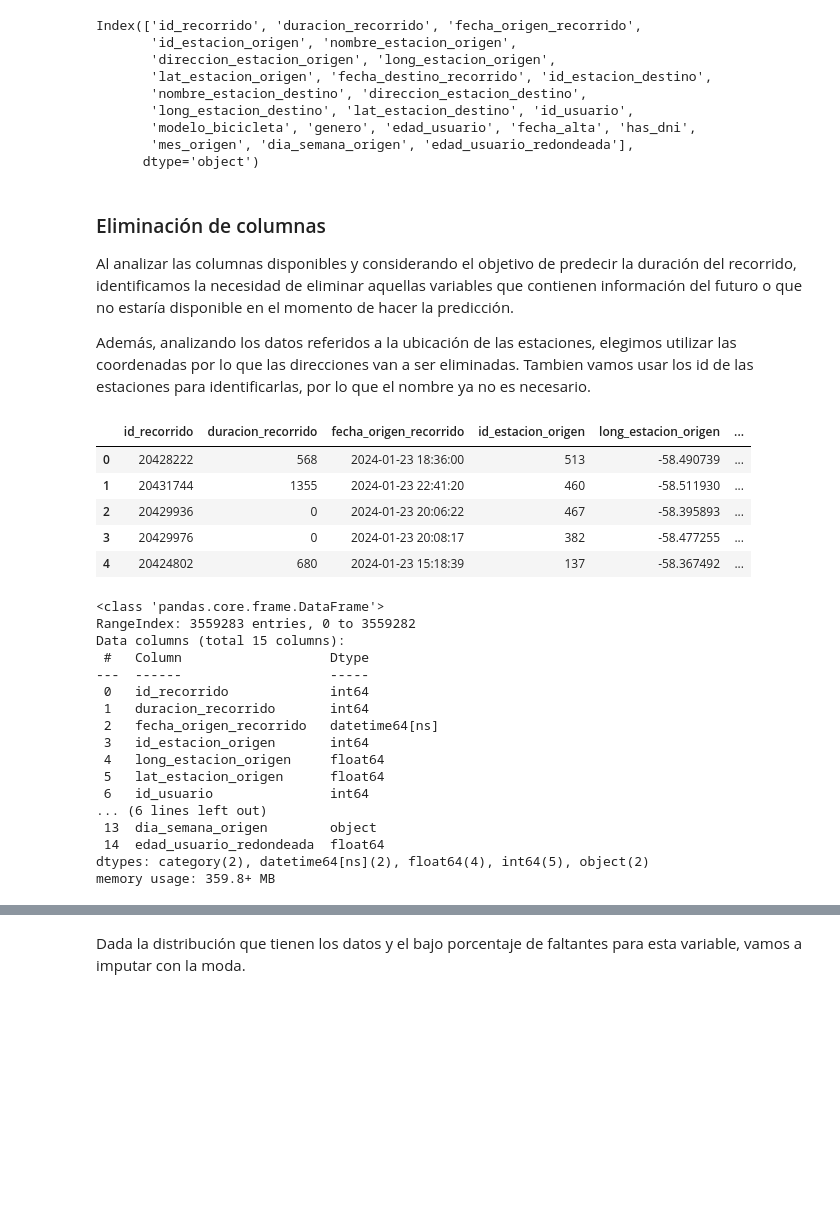
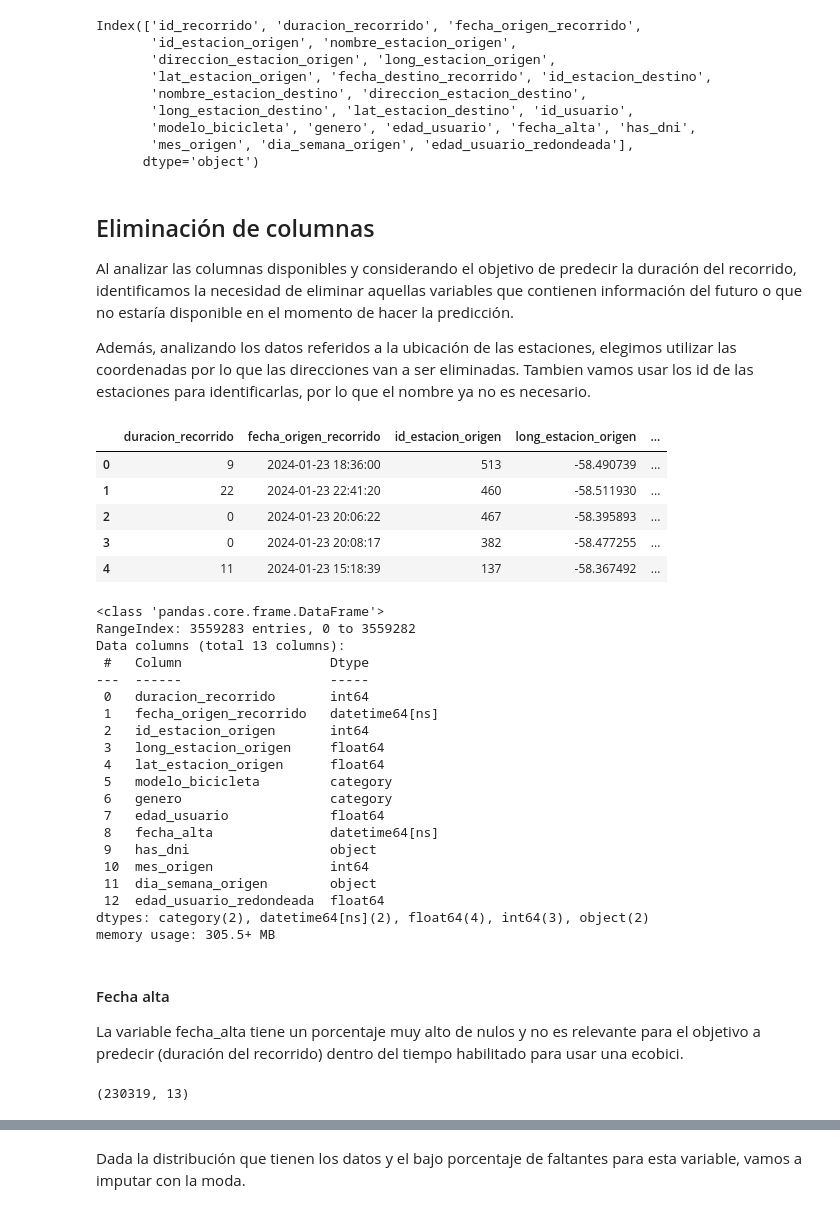
Before and after one commit to antonellagambarte/analisisDeDatos, a Jupyter notebook: tp2/tp2.ipynb, the cells around one changed output, grey strips where cells are left out. Cells and saved outputs as stored; diff of their text form; code cells hidden in the pictures; blank space fills up the shorter version.

```diff
--- a/tp2/tp2.ipynb
+++ b/tp2/tp2.ipynb
@@ -27,7 +29,7 @@ from sklearn.pipeline import Pipeline
 # %%
-df_recorridos = pd.read_csv("../tp_datos/recorridos_data.csv")
-print(df_recorridos.shape)
-df_recorridos.head()
+df_recorridos_orig = pd.read_csv("../tp_datos/recorridos_data.csv")
+print(df_recorridos_orig.shape)
+df_recorridos_orig.head()
 # %% [output]
 (3559283, 23)
 |  | id_recorrido | duracion_recorrido | fecha_origen_recorrido | id_estacion_origen | nombre_estacion_origen | ... |
@@ -37,7 +39,11 @@ df_recorridos.head()
 | 3 | 20429976 | 0 | 2024-01-23 20:08:17 | 382 | 204 - Biarritz | ... |
 | 4 | 20424802 | 680 | 2024-01-23 15:18:39 | 137 | 137 - AZOPARDO Y CHILE | ... |
 5 rows × 23 columns
+# %%
+df_recorridos_orig['duracion_recorrido'] = df_recorridos_orig['duracion_recorrido'] / 60
+df_recorridos_orig['duracion_recorrido'] = df_recorridos_orig['duracion_recorrido'].astype('int')
 # %%
+df_recorridos = df_recorridos_orig.copy()
 df_recorridos.columns
 # %% [output]
 Index(['id_recorrido', 'duracion_recorrido', 'fecha_origen_recorrido',
@@ -50,7 +56,7 @@ Index(['id_recorrido', 'duracion_recorrido', 'fecha_origen_recorrido',
        'mes_origen', 'dia_semana_origen', 'edad_usuario_redondeada'],
       dtype='object')
 # %% [markdown]
-### Eliminación de columnas
+## Eliminación de columnas
 
 Al analizar las columnas disponibles y considerando el objetivo de predecir la duración del recorrido, identificamos la necesidad de eliminar aquellas variables que contienen información del futuro o que no estaría disponible en el momento de hacer la predicción.
 
@@ -58,23 +64,25 @@ Además, analizando los datos referidos a la ubicación de las estaciones, elegi
 # %%
 df_recorridos = df_recorridos.drop(['fecha_destino_recorrido'], axis=1)
 df_recorridos = df_recorridos.drop(['id_estacion_destino'], axis=1)
 df_recorridos = df_recorridos.drop(['nombre_estacion_destino'], axis=1)
 df_recorridos = df_recorridos.drop(['direccion_estacion_destino'], axis=1)
 df_recorridos = df_recorridos.drop(['long_estacion_destino'], axis=1)
 df_recorridos = df_recorridos.drop(['lat_estacion_destino'], axis=1)
 
 df_recorridos = df_recorridos.drop(['direccion_estacion_origen'], axis=1)
 df_recorridos = df_recorridos.drop(['nombre_estacion_origen'], axis=1)
 
+df_recorridos = df_recorridos.drop(['id_recorrido'], axis=1)
+df_recorridos = df_recorridos.drop(['id_usuario'], axis=1)
 
 df_recorridos.head()
 # %% [output]
-|  | id_recorrido | duracion_recorrido | fecha_origen_recorrido | id_estacion_origen | long_estacion_origen | ... |
-| 0 | 20428222 | 568 | 2024-01-23 18:36:00 | 513 | -58.490739 | ... |
-| 1 | 20431744 | 1355 | 2024-01-23 22:41:20 | 460 | -58.511930 | ... |
-| 2 | 20429936 | 0 | 2024-01-23 20:06:22 | 467 | -58.395893 | ... |
-| 3 | 20429976 | 0 | 2024-01-23 20:08:17 | 382 | -58.477255 | ... |
-| 4 | 20424802 | 680 | 2024-01-23 15:18:39 | 137 | -58.367492 | ... |
+|  | duracion_recorrido | fecha_origen_recorrido | id_estacion_origen | long_estacion_origen | ... |
+| 0 | 9 | 2024-01-23 18:36:00 | 513 | -58.490739 | ... |
+| 1 | 22 | 2024-01-23 22:41:20 | 460 | -58.511930 | ... |
+| 2 | 0 | 2024-01-23 20:06:22 | 467 | -58.395893 | ... |
+| 3 | 0 | 2024-01-23 20:08:17 | 382 | -58.477255 | ... |
+| 4 | 11 | 2024-01-23 15:18:39 | 137 | -58.367492 | ... |
 # %%
 df_recorridos['fecha_origen_recorrido'] = pd.to_datetime(df_recorridos['fecha_origen_recorrido'])
 df_recorridos['fecha_alta'] = pd.to_datetime(df_recorridos['fecha_alta'])
@@ -86,18 +94,28 @@ df_recorridos.info()
 # %% [output]
 <class 'pandas.core.frame.DataFrame'>
 RangeIndex: 3559283 entries, 0 to 3559282
-Data columns (total 15 columns):
+Data columns (total 13 columns):
  #   Column                   Dtype
 ---  ------                   -----
- 0   id_recorrido             int64
- 1   duracion_recorrido       int64
- 2   fecha_origen_recorrido   datetime64[ns]
- 3   id_estacion_origen       int64
- 4   long_estacion_origen     float64
- 5   lat_estacion_origen      float64
- 6   id_usuario               int64
-... (6 lines left out)
- 13  dia_semana_origen        object
- 14  edad_usuario_redondeada  float64
-dtypes: category(2), datetime64[ns](2), float64(4), int64(5), object(2)
-memory usage: 359.8+ MB
+ 0   duracion_recorrido       int64
+ 1   fecha_origen_recorrido   datetime64[ns]
+ 2   id_estacion_origen       int64
+ 3   long_estacion_origen     float64
+ 4   lat_estacion_origen      float64
+ 5   modelo_bicicleta         category
+ 6   genero                   category
+ 7   edad_usuario             float64
+ 8   fecha_alta               datetime64[ns]
+ 9   has_dni                  object
+ 10  mes_origen               int64
+ 11  dia_semana_origen        object
+ 12  edad_usuario_redondeada  float64
+dtypes: category(2), datetime64[ns](2), float64(4), int64(3), object(2)
+memory usage: 305.5+ MB
+# %% [markdown]
+#### Fecha alta
+La variable fecha_alta tiene un porcentaje muy alto de nulos y no es relevante para el objetivo a predecir (duración del recorrido) dentro del tiempo habilitado para usar una ecobici.
+# %%
+df_recorridos[df_recorridos.duracion_recorrido > 45].shape
+# %% [output]
+(230319, 13)
```
Also changed, not shown: parts of 55 cells of this notebook.
